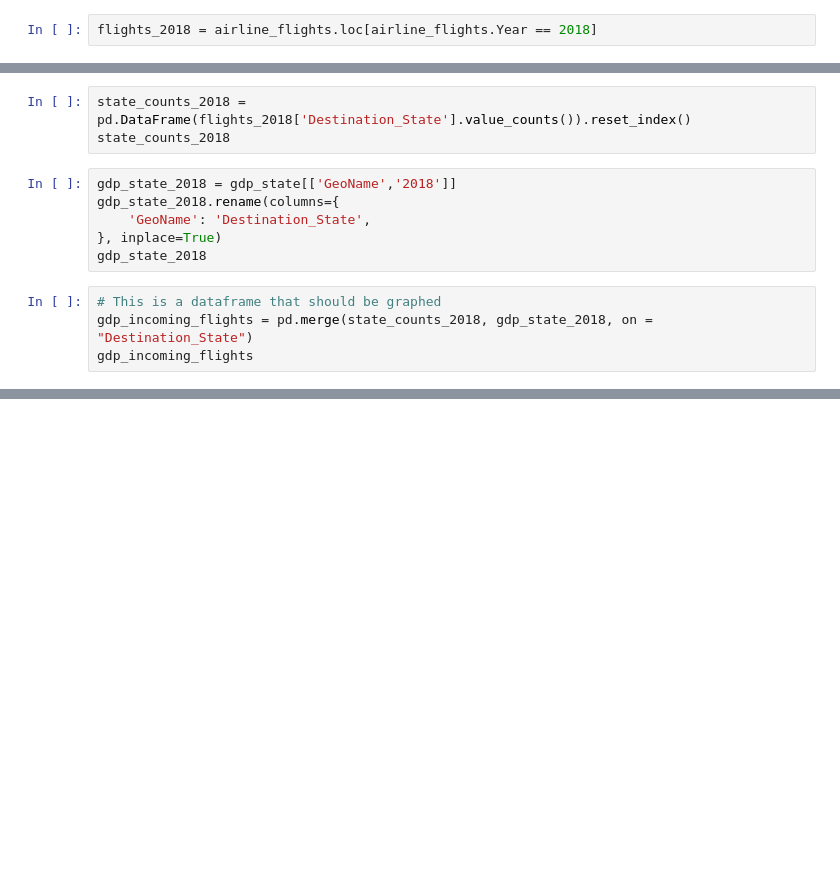
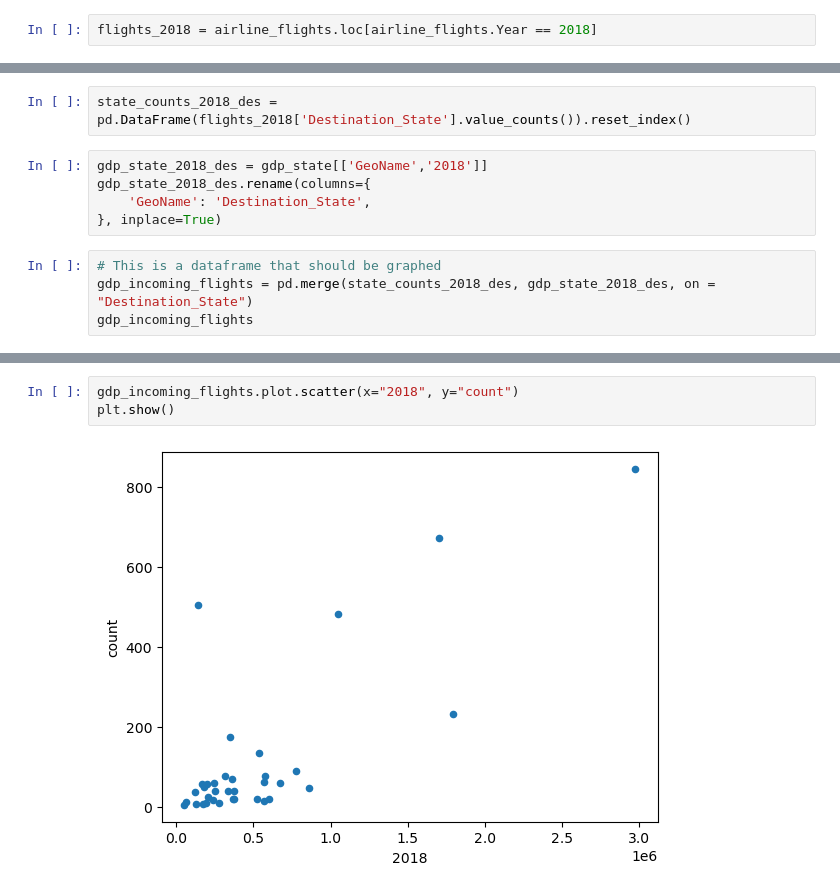
Before and after one commit to cosmopaladin/project-1, a Jupyter notebook: project1.ipynb, the cells around one changed output, grey strips where cells are left out. Cells and saved outputs as stored; diff of their text form; blank space fills up the shorter version.

```diff
--- a/project1.ipynb
+++ b/project1.ipynb
@@ -233,13 +187,11 @@ flights_2018
 # %%
-state_counts_2018 = pd.DataFrame(flights_2018['Destination_State'].value_counts()).reset_index()
-state_counts_2018
+state_counts_2018_des = pd.DataFrame(flights_2018['Destination_State'].value_counts()).reset_index()
 # %%
-gdp_state_2018 = gdp_state[['GeoName','2018']]
-gdp_state_2018.rename(columns={
+gdp_state_2018_des = gdp_state[['GeoName','2018']]
+gdp_state_2018_des.rename(columns={
     'GeoName': 'Destination_State',
 }, inplace=True)
-gdp_state_2018
 # %%
 # This is a dataframe that should be graphed
-gdp_incoming_flights = pd.merge(state_counts_2018, gdp_state_2018, on = "Destination_State")
+gdp_incoming_flights = pd.merge(state_counts_2018_des, gdp_state_2018_des, on = "Destination_State")
 gdp_incoming_flights
@@ -245,0 +241,5 @@ gdp_incoming_flights
+# %%
+gdp_incoming_flights.plot.scatter(x="2018", y="count")
+plt.show()
+# %% [output]
+[figure, added]
```
Also changed, not shown: parts of 11 cells of this notebook.
